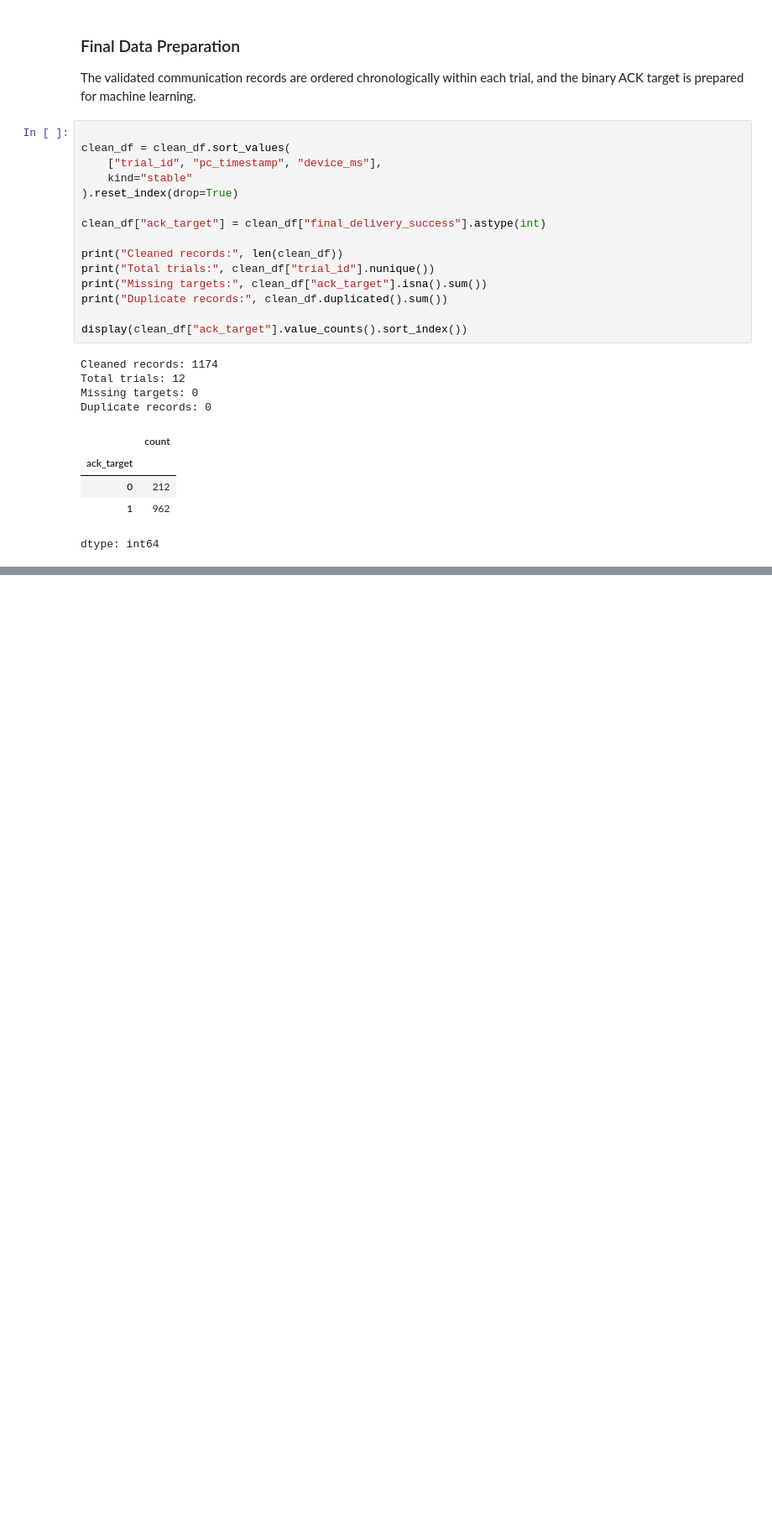
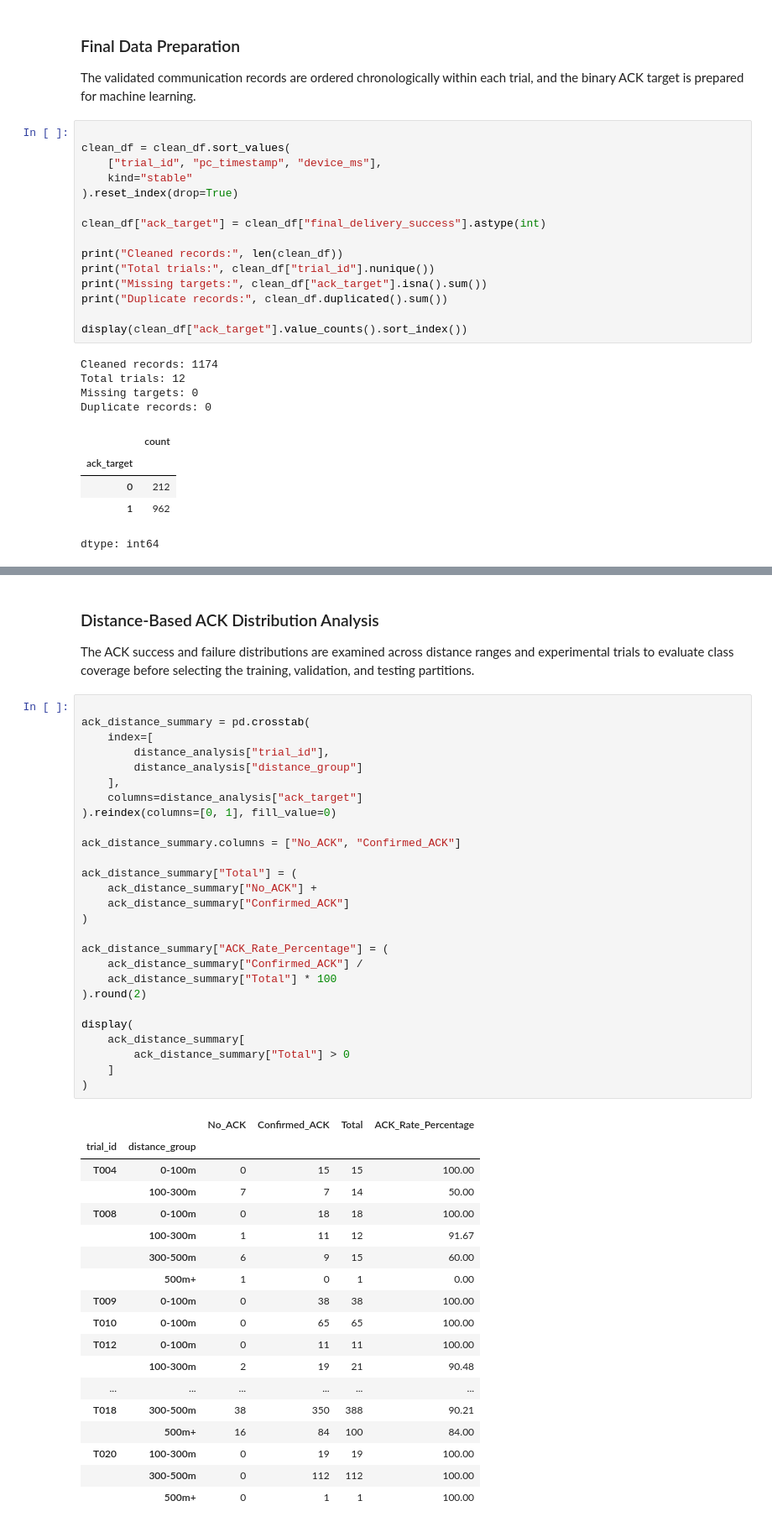
Before and after one commit to VirajKosala/Intelligent-Link-Quality-Prediction, a Jupyter notebook: Intelligent_Link_Quality_Prediction.ipynb, the cells around one changed output, grey strips where cells are left out. Shown at 84% size. Cells and saved outputs as stored; diff of their text form; blank space fills up the shorter version.

```diff
--- a/Intelligent_Link_Quality_Prediction.ipynb
+++ b/Intelligent_Link_Quality_Prediction.ipynb
@@ -809,0 +1001,51 @@ dtype: int64
+# %% [markdown]
+
+### Distance-Based ACK Distribution Analysis
+
+The ACK success and failure distributions are examined across distance ranges and experimental trials to evaluate class coverage before selecting the training, validation, and testing partitions.
+# %%
+
+ack_distance_summary = pd.crosstab(
+    index=[
+        distance_analysis["trial_id"],
+        distance_analysis["distance_group"]
+    ],
+    columns=distance_analysis["ack_target"]
+).reindex(columns=[0, 1], fill_value=0)
+
+ack_distance_summary.columns = ["No_ACK", "Confirmed_ACK"]
+
+ack_distance_summary["Total"] = (
+    ack_distance_summary["No_ACK"] +
+    ack_distance_summary["Confirmed_ACK"]
+)
+
+ack_distance_summary["ACK_Rate_Percentage"] = (
+    ack_distance_summary["Confirmed_ACK"] /
+    ack_distance_summary["Total"] * 100
+).round(2)
+
+display(
+    ack_distance_summary[
+        ack_distance_summary["Total"] > 0
+    ]
+)
+# %% [output]
+|  |  | No_ACK | Confirmed_ACK | Total | ACK_Rate_Percentage |
+| trial_id | distance_group |  |  |  |  |
+| T004 | 0-100m | 0 | 15 | 15 | 100.00 |
+|  | 100-300m | 7 | 7 | 14 | 50.00 |
+| T008 | 0-100m | 0 | 18 | 18 | 100.00 |
+|  | 100-300m | 1 | 11 | 12 | 91.67 |
+|  | 300-500m | 6 | 9 | 15 | 60.00 |
+|  | 500m+ | 1 | 0 | 1 | 0.00 |
+| T009 | 0-100m | 0 | 38 | 38 | 100.00 |
+| T010 | 0-100m | 0 | 65 | 65 | 100.00 |
+| T012 | 0-100m | 0 | 11 | 11 | 100.00 |
+|  | 100-300m | 2 | 19 | 21 | 90.48 |
+| ... | ... | ... | ... | ... | ... |
+| T018 | 300-500m | 38 | 350 | 388 | 90.21 |
+|  | 500m+ | 16 | 84 | 100 | 84.00 |
+| T020 | 100-300m | 0 | 19 | 19 | 100.00 |
+|  | 300-500m | 0 | 112 | 112 | 100.00 |
+|  | 500m+ | 0 | 1 | 1 | 100.00 |
```
Also changed, not shown: parts of 12 cells of this notebook.
